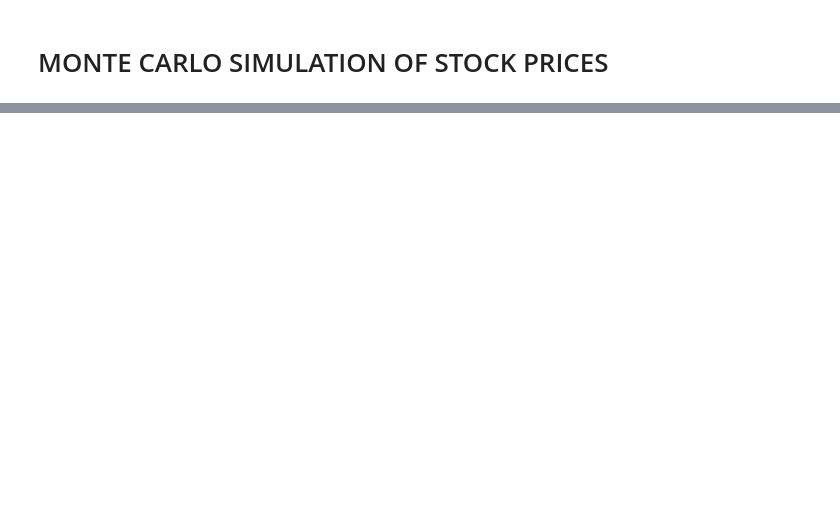
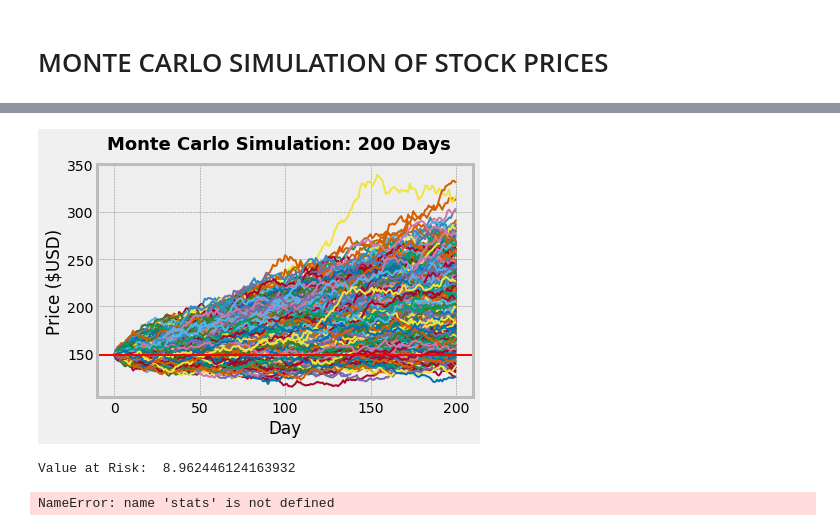
Before and after one commit to nassersaazi/ml_models, a Jupyter notebook: monte_carlo.ipynb, the cells around one changed output, grey strips where cells are left out. Drawn from its saved outputs; the diff is of its cells as text; code cells hidden in the pictures; blank space fills up the shorter version.

Commit message:
Monte Carlo with stocks

```diff
--- a/monte_carlo.ipynb
+++ b/monte_carlo.ipynb
@@ -5,7 +5,7 @@
 import the various dependencies that will allow for this script to run
 as well as creating the class and initial variables we will need
 '''
-import pandas_datareader.data as web
+from pandas_datareader import data, wb
 import pandas as pd
 import datetime
 import numpy as np
@@ -28,7 +28,7 @@ class monte_carlo:
         start = self.start
         end = self.end
 
-        prices = web.DataReader(symbol, 'google',start, end)['Close']
+        prices = data.DataReader(symbol, 'yahoo',start, end)['Adj Close']
         returns = prices.pct_change()
 
         self.returns = returns
@@ -259,5 +259,5 @@ class monte_carlo:
         print('\n')
 
         print('#-----------------Calculate Probabilities-------------------------#')
-        print("Probability price is between 30 and 40: ",  "{0:.2f}%".format((float(len(price_array[(price_array&gt; 30) &amp; (price_array&lt;- 40)])) / float(len(price_array)) * 100)))
-        print "Probability price is &gt; 45: ", "{0:.2f}%".format((float(len(price_array[price_array &gt; 45])) / float(len(price_array)))* 100))
+       # print("Probability price is between 30 and 40: ",  "{0:.2f}%".format((float(len(price_array[(price_array&gt; 30) &amp; (price_array&lt;- 40)])) / float(len(price_array)) * 100)))
+       # print("Probability price is &gt; 45: ", "{0:.2f}%".format((float(len(price_array[price_array &gt; 45])) / float(len(price_array)))* 100))
@@ -265,0 +264,22 @@ SyntaxError: invalid syntax (<ipython-input-12-e3c09abcb3a2>, line 259)
+# %%
+# Finally, to run the script:
+if __name__== "__main__":
+
+    start = datetime.datetime(2017, 1, 3)
+    end = datetime.datetime(2017, 10, 4)
+
+    sim = monte_carlo(start, end)
+
+    #symbols = ['AAPL', 'KO', 'HD', 'PM']
+    #weights = [1000,1000,2000,3000]
+
+    #sim.get_portfolio(symbols, weights)
+    sim.get_asset('AAPL')
+
+    sim.brownian_motion(1000, 200)
+    sim.line_graph()
+    sim.VaR()
+# %% [output]
+[figure, added]
+Value at Risk:  8.962446124163932
+NameError: name 'stats' is not defined
```
Also changed, not shown: parts of 1 cell of this notebook, 1 other file.
